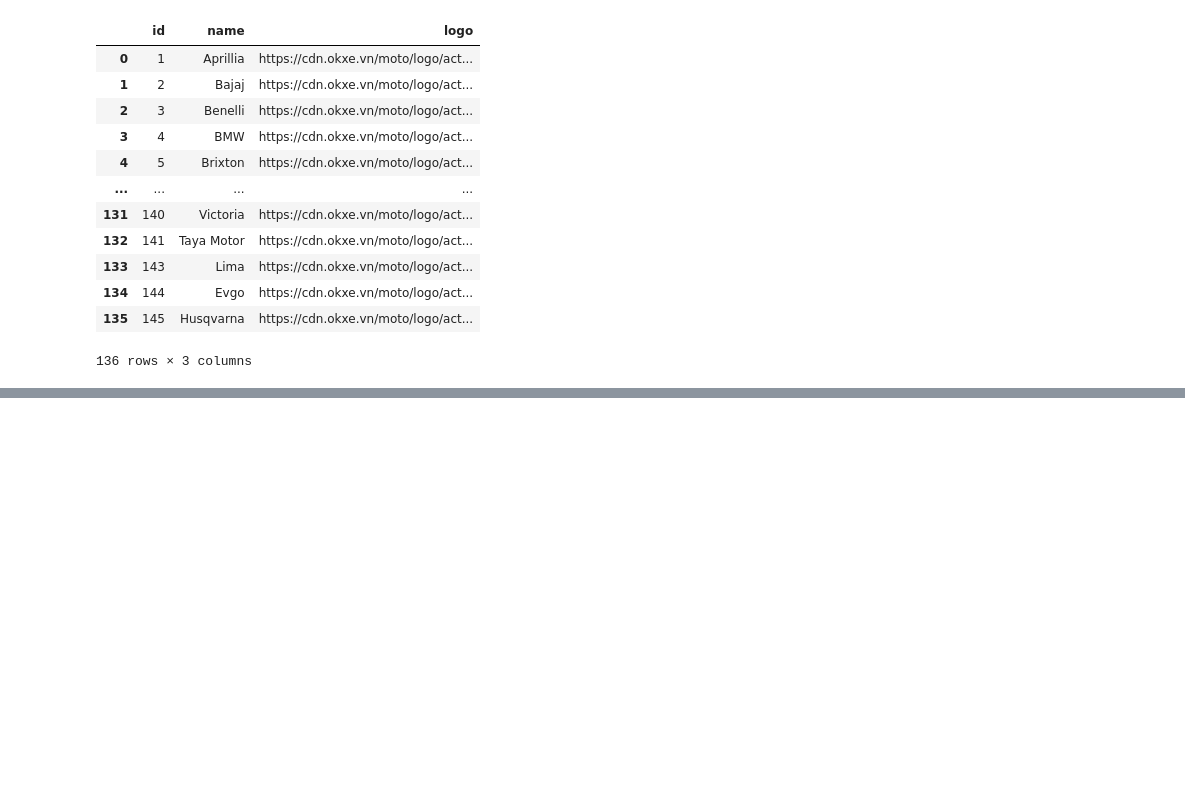
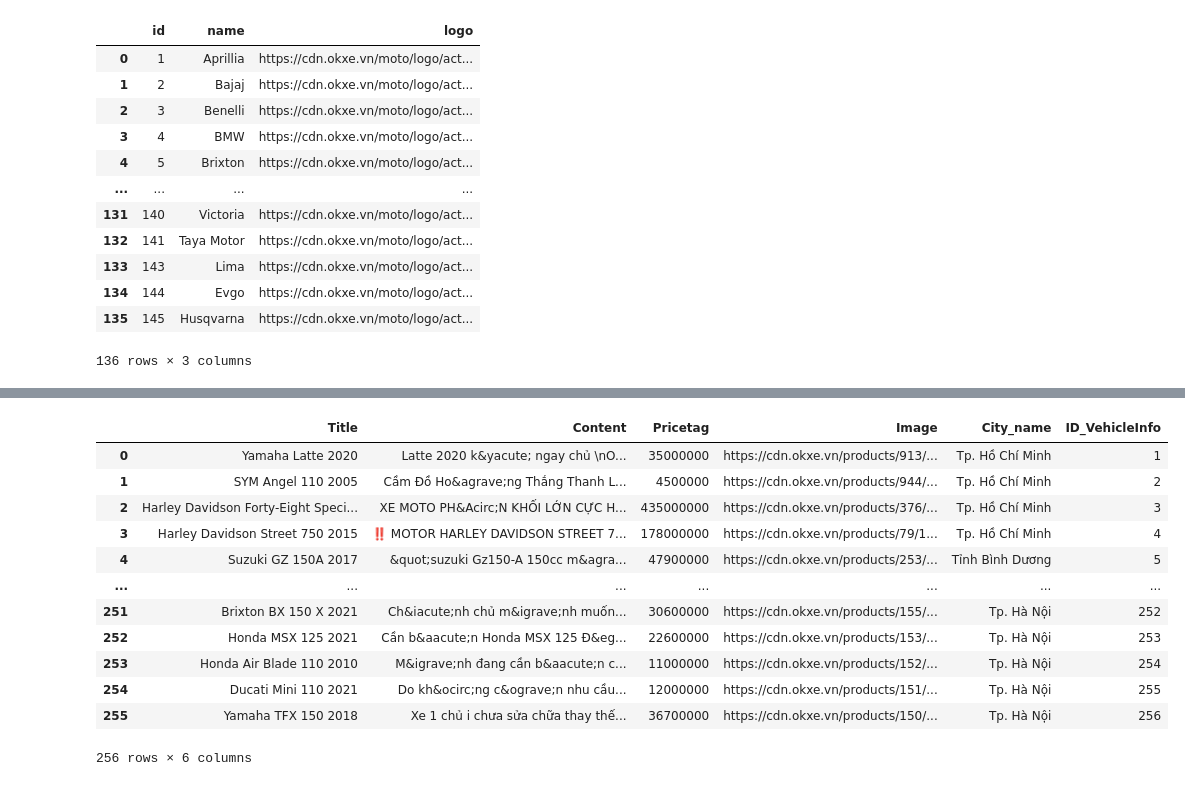
Before and after one commit to khanhnguyen02311/MOBIKE-Application, a Jupyter notebook: backend_flask/components/initial_data/Web Scraper.ipynb, the cells around one changed output, grey strips where cells are left out. Cells and saved outputs as stored; diff of their text form; code cells hidden in the pictures; blank space fills up the shorter version.

```diff
--- a/backend_flask/components/initial_data/Web Scraper.ipynb
+++ b/backend_flask/components/initial_data/Web Scraper.ipynb
@@ -203,0 +295,16 @@ models_table
+# %%
+posts_table
+# %% [output]
+|  | Title | Content | Pricetag | Image | City_name | ID_VehicleInfo |
+| 0 | Yamaha Latte 2020 | Latte 2020 k&yacute; ngay chủ \nO... | 35000000 | https://cdn.okxe.vn/products/913/... | Tp. Hồ Chí Minh | 1 |
+| 1 | SYM Angel 110 2005 | Cầm Đồ Ho&agrave;ng Thắng Thanh L... | 4500000 | https://cdn.okxe.vn/products/944/... | Tp. Hồ Chí Minh | 2 |
+| 2 | Harley Davidson Forty-Eight Speci... | XE MOTO PH&Acirc;N KHỐI LỚN CỰC H... | 435000000 | https://cdn.okxe.vn/products/376/... | Tp. Hồ Chí Minh | 3 |
+| 3 | Harley Davidson Street 750 2015 | ‼️ MOTOR HARLEY DAVIDSON STREET 7... | 178000000 | https://cdn.okxe.vn/products/79/1... | Tp. Hồ Chí Minh | 4 |
+| 4 | Suzuki GZ 150A 2017 | &quot;suzuki Gz150-A 150cc m&agra... | 47900000 | https://cdn.okxe.vn/products/253/... | Tỉnh Bình Dương | 5 |
+| ... | ... | ... | ... | ... | ... | ... |
+| 251 | Brixton BX 150 X 2021 | Ch&iacute;nh chủ m&igrave;nh muốn... | 30600000 | https://cdn.okxe.vn/products/155/... | Tp. Hà Nội | 252 |
+| 252 | Honda MSX 125 2021 | Cần b&aacute;n Honda MSX 125 Đ&eg... | 22600000 | https://cdn.okxe.vn/products/153/... | Tp. Hà Nội | 253 |
+| 253 | Honda Air Blade 110 2010 | M&igrave;nh đang cần b&aacute;n c... | 11000000 | https://cdn.okxe.vn/products/152/... | Tp. Hà Nội | 254 |
+| 254 | Ducati Mini 110 2021 | Do kh&ocirc;ng c&ograve;n nhu cầu... | 12000000 | https://cdn.okxe.vn/products/151/... | Tp. Hà Nội | 255 |
+| 255 | Yamaha TFX 150 2018 | Xe 1 chủ i chưa sửa chữa thay thế... | 36700000 | https://cdn.okxe.vn/products/150/... | Tp. Hà Nội | 256 |
+256 rows × 6 columns
```
Also changed, not shown: parts of 22 cells of this notebook, 5 other files.
